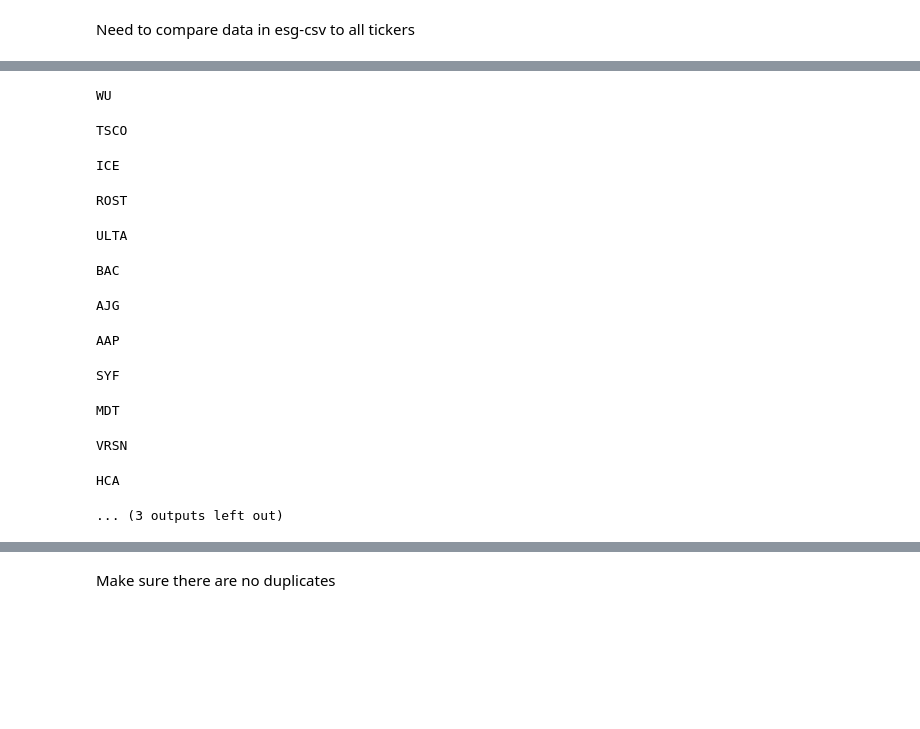
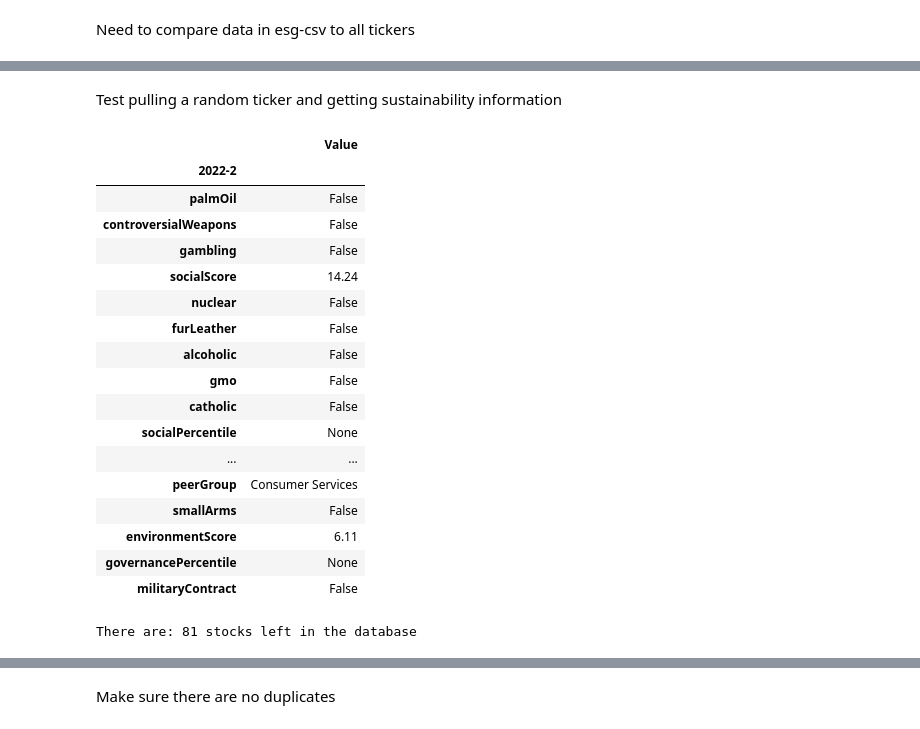
Before and after one commit to mcalmette/ESG-Research, a Jupyter notebook: ESG-yfinance.ipynb, the cells around one changed output, grey strips where cells are left out. Saved outputs shown, nothing was run; the diff lists cells and outputs as text; code cells hidden in the pictures; blank space fills up the shorter version.

```diff
--- a/ESG-yfinance.ipynb
+++ b/ESG-yfinance.ipynb
@@ -65,35 +106,58 @@ all_data = pd.DataFrame(columns=ESG_COLUMNS)
+# %% [markdown]
+Test pulling a random ticker and getting sustainability information
+# %%
+tic = df.sample(n=1)
+ticker_sym = tic.loc[tic.index[0],'Symbol'] # get ticker name ex: 'AAPL'
+ticker = yf.Ticker(ticker_sym)
+y = ticker.sustainability
+y
+# %% [output]
+|  | Value |
+| 2022-2 |  |
+| palmOil | False |
+| controversialWeapons | False |
+| gambling | False |
+| socialScore | 14.24 |
+| nuclear | False |
+| furLeather | False |
+| alcoholic | False |
+| gmo | False |
+| catholic | False |
+| socialPercentile | None |
+| ... | ... |
+| peerGroup | Consumer Services |
+| smallArms | False |
+| environmentScore | 6.11 |
+| governancePercentile | None |
+| militaryContract | False |
 # %%
-for x in tqdm(range(15)):
-    tic = df.sample(n=1)
+df1_transposed = pd.DataFrame()
+for x in tqdm(range(58)):
+
+    temp = all_data[['Stock Ticker','Sector','Name']].copy()
+    df_test = df.merge(temp, how = 'outer' ,indicator=True).loc[lambda x : x['_merge']=='left_only']
+    tic = df_test.sample(n=1)
+    #tic = df.sample(n=1)
     ticker_sym = tic.loc[tic.index[0],'Symbol'] # get ticker name ex: 'AAPL'
-    print(ticker_sym)
     ticker = yf.Ticker(ticker_sym)
     y = ticker.sustainability
+    df1 = y
 
-    #df1_transposed = y.T
-    df1 = y
-    df1_transposed = df1.T
-    #print(df1_transposed.columns)
-    df1_transposed['Stock Ticker'] = ticker_sym
-    df1_transposed['Sector'] = tic.loc[tic.index[0],'Sector']
-    df1_transposed['Name'] = tic.loc[tic.index[0],'Name']
+    if df1 is None:
+        pass
+    else:
+        df1_transposed = df1.transpose()
+        #print(df1_transposed.columns)
+        df1_transposed['Stock Ticker'] = ticker_sym
+        df1_transposed['Sector'] = tic.loc[tic.index[0],'Sector']
+        df1_transposed['Name'] = tic.loc[tic.index[0],'Name']
 
-    #all_data = df1_transposed
-    all_data = all_data.append(df1_transposed, ignore_index = True)
+        #all_data = df1_transposed
+        all_data = all_data.append(df1_transposed, ignore_index = True)
+    #df1_transposed = None
+print("There are: {} stocks left in the database".format(len(df_test)))
 # %% [output]
-WU
+There are: 81 stocks left in the database
-TSCO
-ICE
-ROST
-ULTA
-BAC
-AJG
-AAP
-SYF
-MDT
-VRSN
-HCA
-... (3 outputs left out)
 # %%
 all_data
 # %% [output]
```
Also changed, not shown: parts of 12 cells of this notebook, 4 other files.
